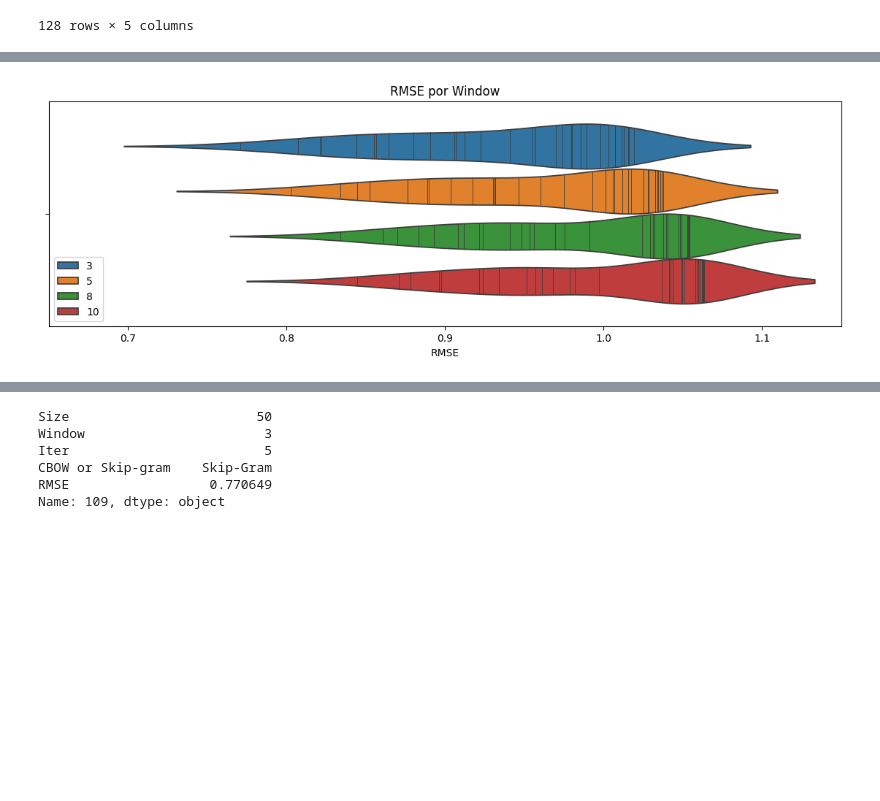
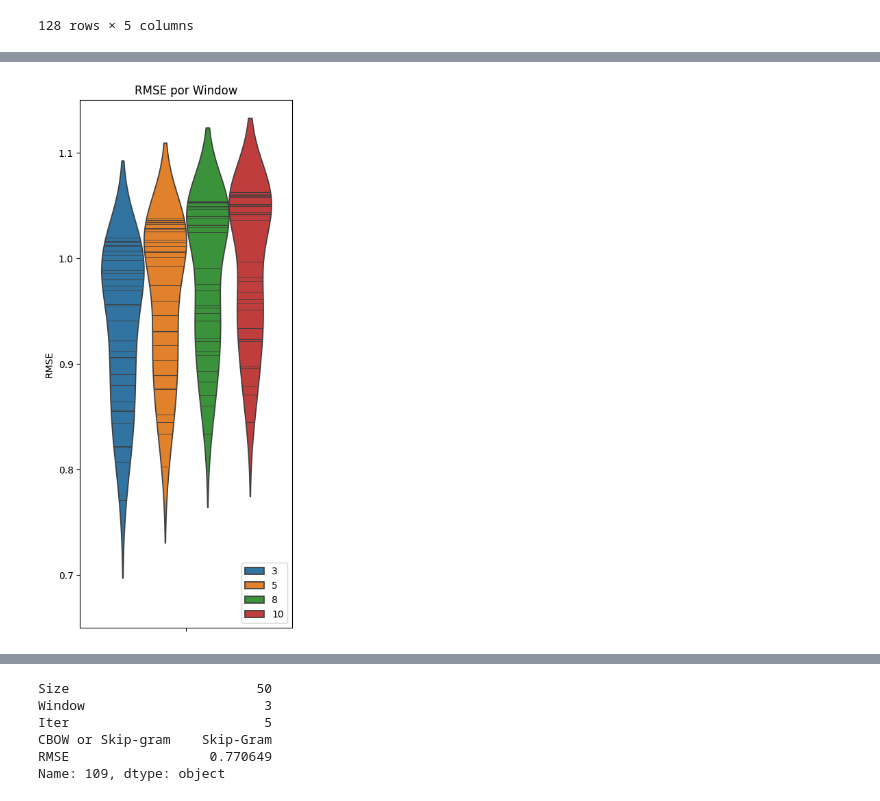
Before and after one commit to vasilva/NLP-word2vec, a Jupyter notebook: Results.ipynb, the cells around one changed output, grey strips where cells are left out. Cells and saved outputs as stored; diff of their text form; code cells hidden in the pictures; blank space fills up the shorter version.

```diff
--- a/Results.ipynb
+++ b/Results.ipynb
@@ -23,8 +23,9 @@ results
 # %%
 cbow_data = results[results["CBOW or Skip-gram"] == "CBOW"]
 skipgram_data = results[results["CBOW or Skip-gram"] == "Skip-Gram"]
-figsize = (14, 4)
-xlim = (0.65, 1.15)
+figsize = (4, 10)
+figmulti = (4, 12)
+lim = (0.65, 1.15)
 palette = "tab10"
 # %%
 plt.figure(figsize=figsize)
@@ -45,17 +42,11 @@ plt.show()
 # %%
 plt.figure(figsize=figsize)
-sns.violinplot(
-    results,
-    x="RMSE",
-    hue="Window",
-    inner="stick",
-    palette=palette,
-)
-plt.xlabel("RMSE")
+sns.violinplot(results, y="RMSE", hue="Window", inner="stick", palette=palette)
+plt.ylabel("RMSE")
 plt.title("RMSE por Window")
-plt.legend(loc="lower left")
-plt.xlim(xlim)
+plt.legend(loc="lower right")
+plt.ylim(lim)
 plt.show()
 # %% [output]
-[figure, old version]
+[figure, new version]
 # %%
```
Also changed, not shown: parts of 6 cells of this notebook, 1 other file.
